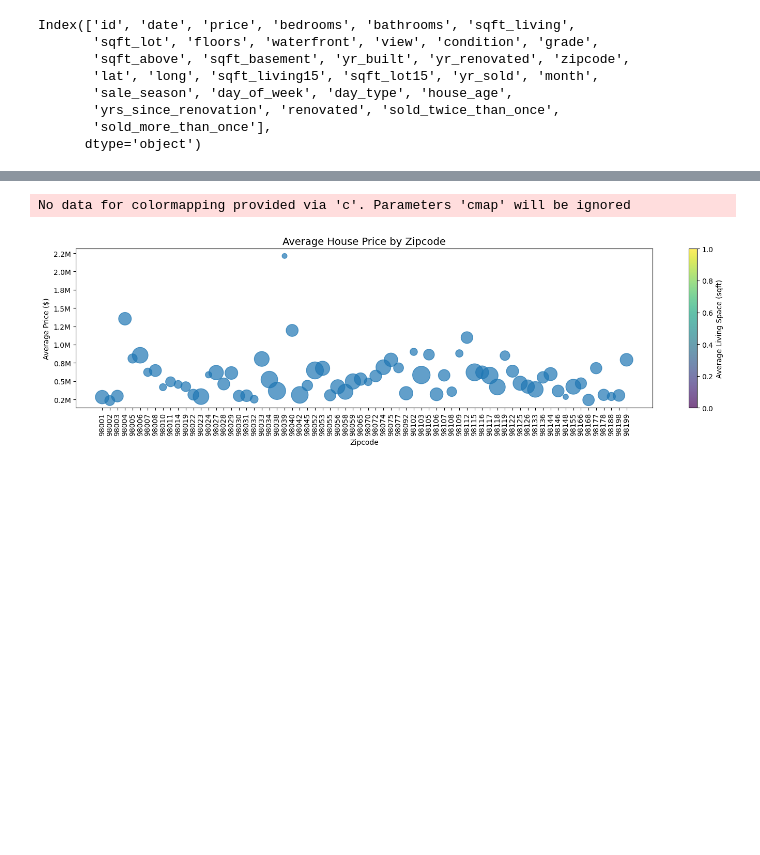
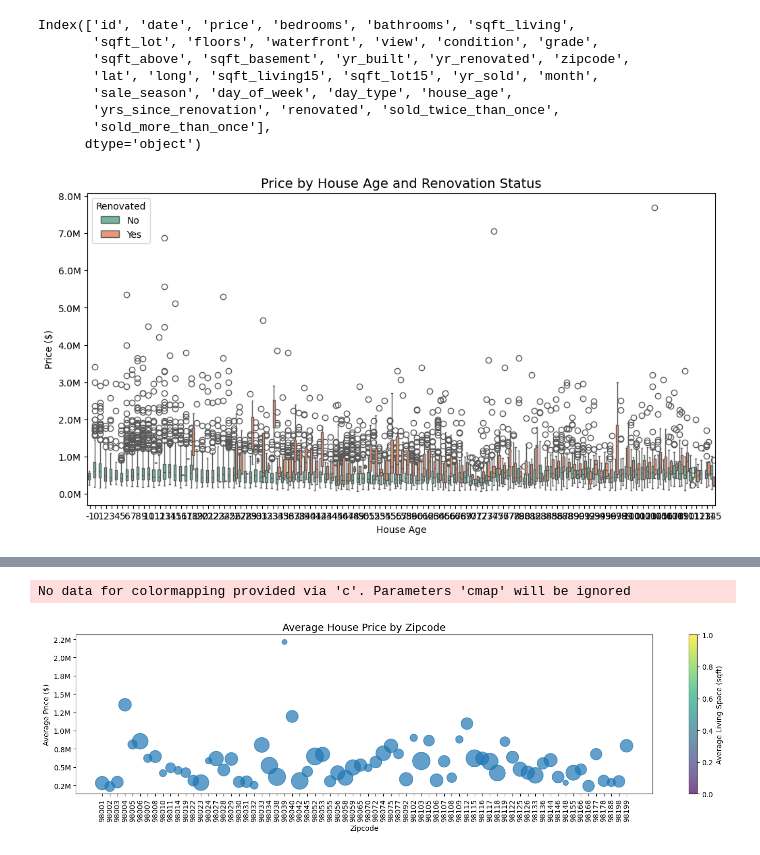
Before and after one commit to theAtieno/King-County-House, a Jupyter notebook: kc_house_data.ipynb, the cells around one changed output, grey strips where cells are left out. Cells and saved outputs as stored; diff of their text form; code cells hidden in the pictures; blank space fills up the shorter version.

```diff
--- a/kc_house_data.ipynb
+++ b/kc_house_data.ipynb
@@ -387,0 +453,11 @@ Index(['id', 'date', 'price', 'bedrooms', 'bathrooms', 'sqft_living',
+# %%
+plt.figure(figsize=(12,6))
+sns.boxplot(data=king_county_houses1,x='house_age',y='price',hue='renovated',palette=['#66c2a5', '#fc8d62'])
+plt.title('Price by House Age and Renovation Status', fontsize=14)
+plt.xlabel('House Age')
+plt.ylabel('Price ($)')
+plt.legend(title='Renovated')
+plt.gca().yaxis.set_major_formatter(plt.FuncFormatter(lambda x, _: f'{x/1_000_000:.1f}M'))
+plt.show()
+# %% [output]
+[figure, added]
```
Also changed, not shown: parts of 24 cells of this notebook.
